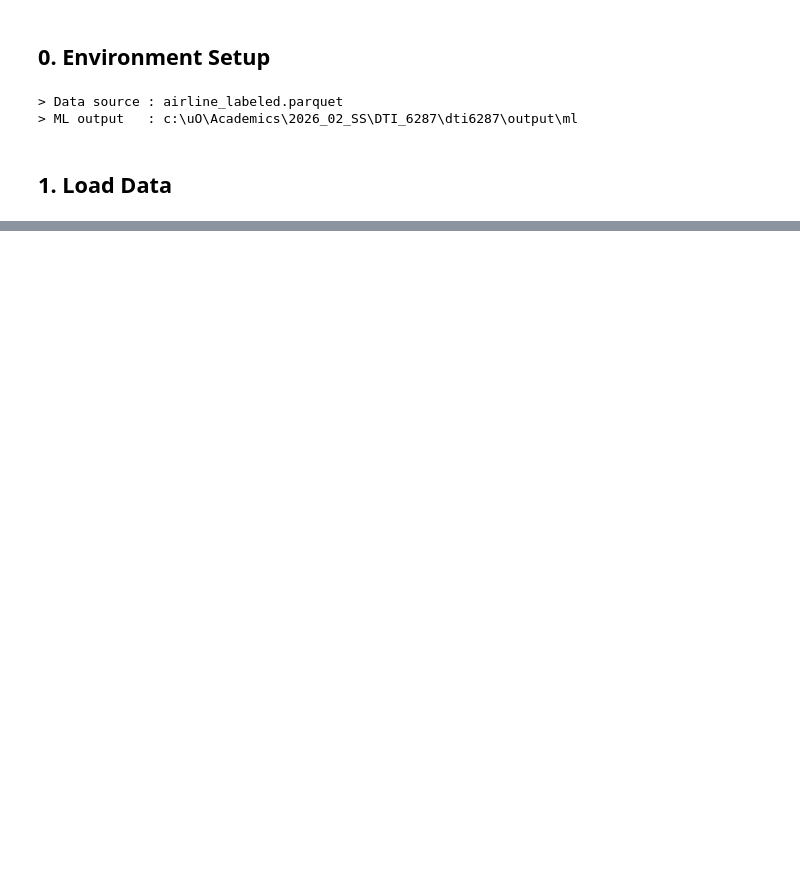
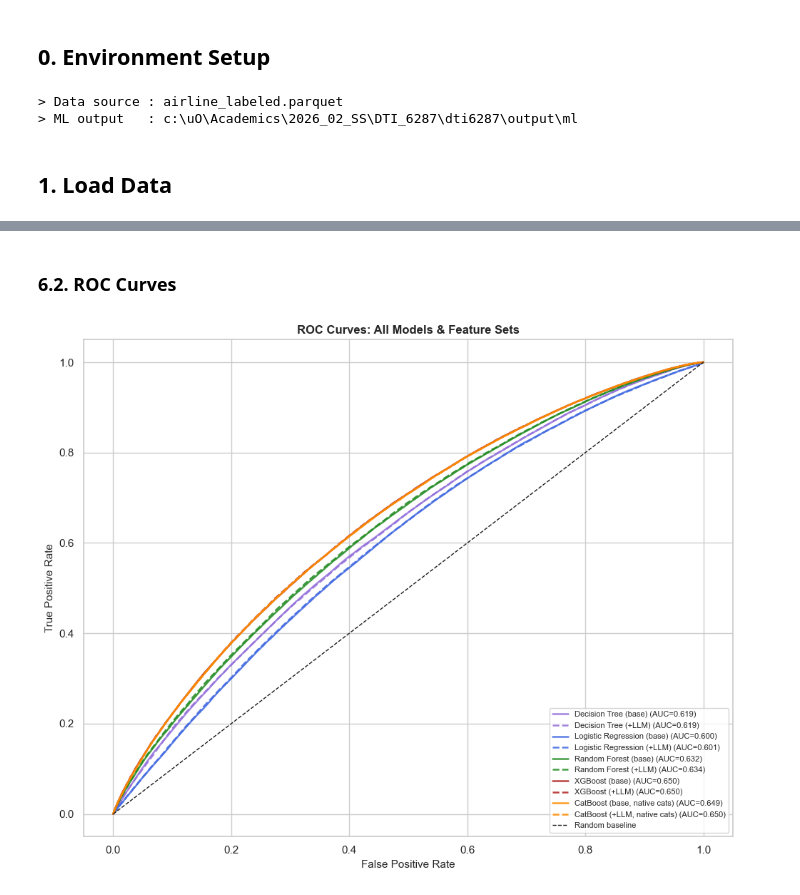
Before and after one commit to jaxendutta/dti6287, a Jupyter notebook: notebooks/03_ml_modeling.ipynb, the cells around one changed output, grey strips where cells are left out. Saved outputs shown, nothing was run; the diff lists cells and outputs as text; code cells hidden in the pictures; blank space fills up the shorter version.

```diff
--- a/notebooks/03_ml_modeling.ipynb
+++ b/notebooks/03_ml_modeling.ipynb
@@ -600,0 +596,24 @@ If the LLM labels are meaningful, flights assigned to 'high delay risk' carriers
+# %% [markdown]
+### 6.2. ROC Curves
+# %%
+fig, ax = plt.subplots(figsize=(10, 8))
+for key, res in results.items():
+    if res['y_prob'] is None: continue
+    fpr, tpr, _ = roc_curve(y_test, res['y_prob'])
+    m_type = key.split('_')[0]
+    f_type = key.split('_')[1]
+    ax.plot(fpr, tpr,
+            label='{} (AUC={:.3f})'.format(res['label'], res['roc_auc']),
+            color=MODEL_COLORS.get(m_type, 'gray'),
+            linestyle=LINE_STYLES.get(f_type, '-'),
+            linewidth=1.8, alpha=0.85)
+ax.plot([0,1],[0,1], 'k--', linewidth=1, label='Random baseline')
+ax.set_xlabel('False Positive Rate', fontsize=11)
+ax.set_ylabel('True Positive Rate', fontsize=11)
+ax.set_title('ROC Curves: All Models & Feature Sets', fontweight='bold', fontsize=12)
+ax.legend(loc='lower right', fontsize=8)
+plt.tight_layout()
+plt.savefig(ML_OUTPUT / 'roc_curves_v3.png', dpi=150)
+plt.show()
+# %% [output]
+[figure, added]
```
Also changed, not shown: parts of 92 cells of this notebook, 3 other files.
